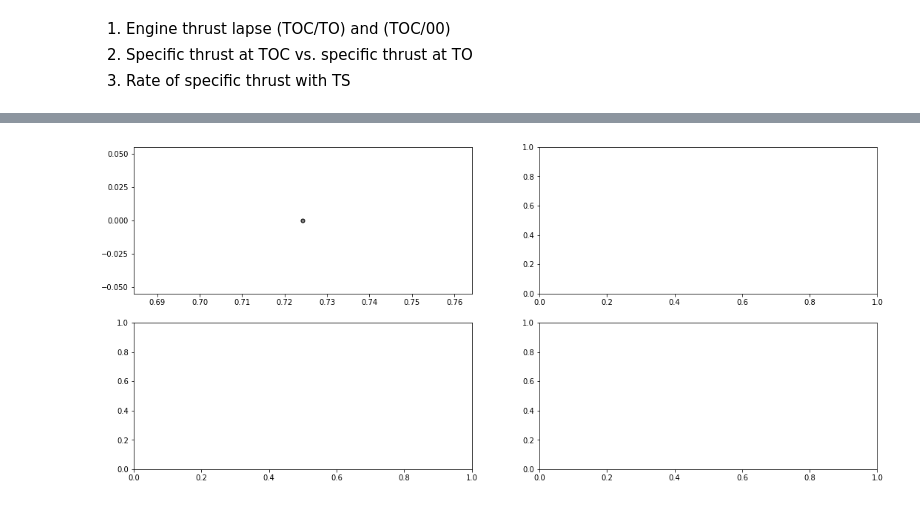
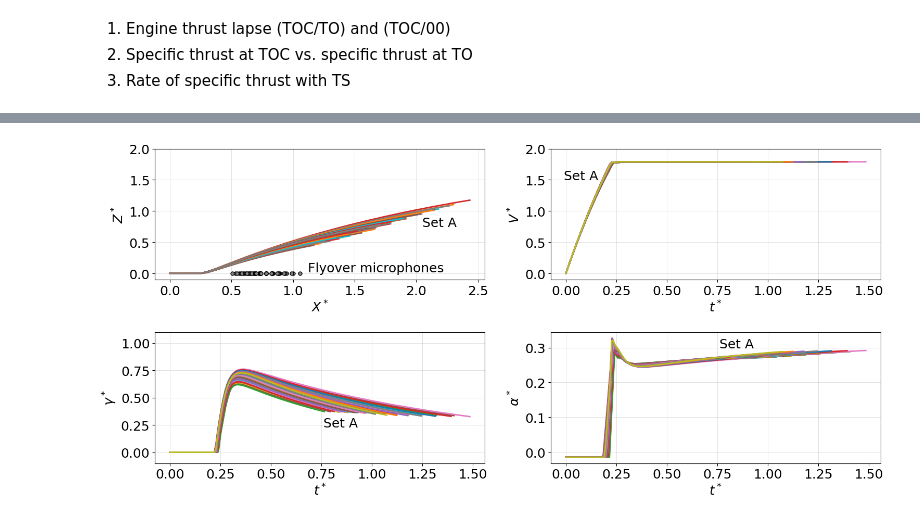
Before and after one commit to MIT-LAE/pyNA, a Jupyter notebook: pyNA/run/Scaling sweep.ipynb, the cells around one changed output, grey strips where cells are left out. Cells and saved outputs as stored; diff of their text form; code cells hidden in the pictures.

```diff
--- a/pyNA/run/Scaling sweep.ipynb
+++ b/pyNA/run/Scaling sweep.ipynb
@@ -288,7 +294,7 @@ for k, case in enumerate(case_lst):
 
         for F_W in F_W_lst:
 
-            if case == 'base':
+            if case == 'scaling':
                 pyna_settings.output_directory_name = 'scaling'
                 pyna_settings.output_file_name = pyna_settings.ac_name + '_WS' + str(np.round(W_S)) + '_F_W' + str(np.round(F_W,3))+ '.sql'
                 pyna_settings.engine_file_name = 'engine_' + pyna_settings.ac_name + '_WS' + str(np.round(W_S)) + '_F_W' + str(np.round(F_W,3))+ '.csv'
@@ -320,7 +326,7 @@ for k, case in enumerate(case_lst):
 
                 data[case][W_S][F_W] = pd.read_csv('../cases/'+ac_name+'/trajectory/scaling_clmax/'+pyna_settings.trajectory_file_name)
 
-            if case == 'all_constant_LD6':
+            if case == 'scaling_all_constant_LD6':
                 pyna_settings.output_directory_name = 'scaling_all_constant_LD6'
                 pyna_settings.output_file_name = pyna_settings.ac_name + '_WS' + str(np.round(W_S)) + '_F_W' + str(np.round(F_W,3))+ '.sql'
                 pyna_settings.engine_file_name = 'engine_' + pyna_settings.ac_name + '_WS' + str(np.round(W_S)) + '_F_W' + str(np.round(F_W,3))+ '.csv'
@@ -328,7 +334,15 @@ for k, case in enumerate(case_lst):
 
                 data[case][W_S][F_W] = pd.read_csv('../cases/'+ac_name+'/trajectory/scaling_all_constant_LD6/'+pyna_settings.trajectory_file_name)
 
-            if case == 'all_constant_LD12':
+            if case == 'scaling_all_constant_LD6_mid':
+                pyna_settings.output_directory_name = 'scaling_all_constant_LD6_mid'
+                pyna_settings.output_file_name = pyna_settings.ac_name + '_WS' + str(np.round(W_S)) + '_F_W' + str(np.round(F_W,3))+ '.sql'
+                pyna_settings.engine_file_name = 'engine_' + pyna_settings.ac_name + '_WS' + str(np.round(W_S)) + '_F_W' + str(np.round(F_W,3))+ '.csv'
+                pyna_settings.trajectory_file_name = 'trajectory_' + pyna_settings.ac_name + '_WS' + str(np.round(W_S)) + '_F_W' + str(np.round(F_W,3))+ '.csv'
+
+                data[case][W_S][F_W] = pd.read_csv('../cases/'+ac_name+'/trajectory/scaling_all_constant_LD6_mid/'+pyna_settings.trajectory_file_name)
+
+            if case == 'scaling_all_constant_LD12':
                 pyna_settings.output_directory_name = 'scaling_all_constant_LD12'
                 pyna_settings.output_file_name = pyna_settings.ac_name + '_WS' + str(np.round(W_S)) + '_F_W' + str(np.round(F_W,3))+ '.sql'
                 pyna_settings.engine_file_name = 'engine_' + pyna_settings.ac_name + '_WS' + str(np.round(W_S)) + '_F_W' + str(np.round(F_W,3))+ '.csv'
@@ -337,7 +351,7 @@ for k, case in enumerate(case_lst):
                 data[case][W_S][F_W] = pd.read_csv('../cases/'+ac_name+'/trajectory/scaling_all_constant_LD12/'+pyna_settings.trajectory_file_name)
 
 
-            if case == 'EA_constant_LD6':
+            if case == 'scaling_EA_constant_LD6':
                 pyna_settings.output_directory_name = 'scaling_EA_constant_LD6'
                 pyna_settings.output_file_name = pyna_settings.ac_name + '_WS' + str(np.round(W_S)) + '_F_W' + str(np.round(F_W,3))+ '.sql'
                 pyna_settings.engine_file_name = 'engine_' + pyna_settings.ac_name + '_WS' + str(np.round(W_S)) + '_F_W' + str(np.round(F_W,3))+ '.csv'
@@ -351,8 +365,16 @@ if True:
     plt.style.use('../utils/plot.mplstyle')
 
     scaling = True
+    color = ['tab:blue', 'tab:orange']
 
-    for case in ['all_constant_LD6']:
+    if not scaling:
+        ax[0,0].annotate(s='Flyover microphone', xy=(7000, 20), fontsize=18)
+    elif scaling:
+        ax[0,0].annotate(s='Flyover microphones', xy=(1.12, 0.03), fontsize=18)
+
+    case_lst = ['scaling']#, 'scaling_all_constant_LD6']
+
+    for iii, case in enumerate(case_lst):
 
         for i,W_S in enumerate(W_S_lst):
             for j,F_W in enumerate(F_W_lst):
@@ -374,19 +396,27 @@ if True:
                     gamma_group = 1.
                     alpha_group = 1.
 
-#                 if case == 'base':
-#                     ax[0,0].plot(data[case][W_S][F_W]['X [m]'].values*x_group, data[case][W_S][F_W]['Z [m]'].values*z_group, color='lightgrey')
-#                     ax[0,1].plot(data[case][W_S][F_W]['t_source [s]'].values*t_group, data[case][W_S][F_W]['V [m/s]'].values*v_group, color='lightgrey')
-#                     ax[1,0].plot(data[case][W_S][F_W]['t_source [s]'].values*t_group, data[case][W_S][F_W]['gamma [deg]'].values*gamma_group, color='lightgrey')
-#                     ax[1,1].plot(data[case][W_S][F_W]['t_source [s]'].values*t_group, data[case][W_S][F_W]['alpha [deg]'].values*alpha_group, color='lightgrey')
-#                 else:
-                ax[0,0].plot(data[case][W_S][F_W]['X [m]'].values*x_group, data[case][W_S][F_W]['Z [m]'].values*z_group)
-                ax[0,1].plot(data[case][W_S][F_W]['t_source [s]'].values*t_group, data[case][W_S][F_W]['V [m/s]'].values*v_group)
-                ax[1,0].plot(data[case][W_S][F_W]['t_source [s]'].values*t_group, data[case][W_S][F_W]['gamma [deg]'].values*gamma_group)
-                ax[1,1].plot(data[case][W_S][F_W]['t_source [s]'].values*t_group, data[case][W_S][F_W]['alpha [deg]'].values*alpha_group)
+                    ax[0,0].plot([6500*x_group], [0], 'o', markersize=5, markeredgecolor='black', markerfacecolor='grey')
 
-                ax[0,0].plot([0, 0.2, 2], [0, 0, np.tan(0.812)*(2-0.2)], 'k--')
+                if case == 'scaling':
+                    if len(case_lst) == 2:
+                        ax[0,0].plot(data[case][W_S][F_W]['X [m]'].values*x_group, data[case][W_S][F_W]['Z [m]'].values*z_group, color='lightgray')
+                        ax[0,1].plot(data[case][W_S][F_W]['t_source [s]'].values*t_group, data[case][W_S][F_W]['V [m/s]'].values*v_group, color='lightgray')
+                        ax[1,0].plot(data[case][W_S][F_W]['t_source [s]'].values*t_group, data[case][W_S][F_W]['gamma [deg]'].values*gamma_group, color='lightgray')
+                        ax[1,1].plot(data[case][W_S][F_W]['t_source [s]'].values*t_group, data[case][W_S][F_W]['alpha [deg]'].values*alpha_group, color='lightgray')
+                    elif len(case_lst) == 1:
+                        ax[0,0].plot(data[case][W_S][F_W]['X [m]'].values*x_group, data[case][W_S][F_W]['Z [m]'].values*z_group)
+                        ax[0,1].plot(data[case][W_S][F_W]['t_source [s]'].values*t_group, data[case][W_S][F_W]['V [m/s]'].values*v_group)
+                        ax[1,0].plot(data[case][W_S][F_W]['t_source [s]'].values*t_group, data[case][W_S][F_W]['gamma [deg]'].values*gamma_group)
+                        ax[1,1].plot(data[case][W_S][F_W]['t_source [s]'].values*t_group, data[case][W_S][F_W]['alpha [deg]'].values*alpha_group)
 
+                else:
+                    ax[0,0].plot(data[case][W_S][F_W]['X [m]'].values*x_group, data[case][W_S][F_W]['Z [m]'].values*z_group)#, color=color[iii])
+                    ax[0,1].plot(data[case][W_S][F_W]['t_source [s]'].values*t_group, data[case][W_S][F_W]['V [m/s]'].values*v_group)#, color=color[iii])
+                    ax[1,0].plot(data[case][W_S][F_W]['t_source [s]'].values*t_group, data[case][W_S][F_W]['gamma [deg]'].values*gamma_group)#, color=color[iii])
+                    ax[1,1].plot(data[case][W_S][F_W]['t_source [s]'].values*t_group, data[case][W_S][F_W]['alpha [deg]'].values*alpha_group)#, color=color[iii])
+
+#                 ax[0,0].plot([0, 0.25, 2], [0, 0, np.tan(0.48)*(2-0.25)], 'k--')
 
         if scaling:
             ax[0,0].set_xlabel('$X^*$')
@@ -410,5 +440,44 @@ if True:
             ax[1,1].set_xlabel('$t$ [s]')
             ax[1,1].set_ylabel(r'$\alpha$ [deg]')
 
+        # Annotations for mid case
+        if case == 'scaling' and len(case_lst) == 1:
+            ax[0,0].annotate(s='Set A', xy=(1.7, 1.08), fontsize=18)
+            ax[0,0].annotate(s='Set B', xy=(0.85, 1.08), fontsize=18)
+            ax[0,1].annotate(s='Set A', xy=(0.24, 1.5), fontsize=18)
+            ax[0,1].annotate(s='Set B', xy=(-0.04, 1.5), fontsize=18)
+
+            ax[1,0].annotate(s='Set A', xy=(0.76, 0.6), fontsize=18)
+            ax[1,0].annotate(s='Set B', xy=(0.76, 0.9), fontsize=18)
+            ax[1,1].annotate(s='Set A', xy=(0.76, 0.3), fontsize=18)
+            ax[1,1].annotate(s='Set B', xy=(0.76, 0.17), fontsize=18)
+
+
+
+        if case == 'scaling_all_constant_LD6_mid':
+            ax[0,0].annotate(s='Set A', xy=(2.05, 0.75), fontsize=18)
+            ax[0,0].annotate(s='Set C', xy=(1.3, 1.03), fontsize=18)
+            ax[0,1].annotate(s='Set A', xy=(-0.01, 1.5), fontsize=18)
+            ax[0,1].annotate(s='Set C', xy=(0.25, 1.5), fontsize=18)
+
+            ax[1,0].annotate(s='Set A', xy=(0.76, 0.23), fontsize=18)
+            ax[1,0].annotate(s='Set C', xy=(0.76, 0.75), fontsize=18)
+            ax[1,1].annotate(s='Set A', xy=(0.76, 0.3), fontsize=18)
+            ax[1,1].annotate(s='Set C', xy=(0.76, 0.17), fontsize=18)
+
+
+        # Annotations for 100 case
+        elif case == 'scaling_all_constant_LD6':
+            ax[0,0].annotate(s='Set A', xy=(1.7, 1.08), fontsize=18)
+            ax[0,0].annotate(s='Set B', xy=(0.85, 1.08), fontsize=18)
+            ax[0,1].annotate(s='Set A', xy=(0.24, 1.5), fontsize=18)
+            ax[0,1].annotate(s='Set B', xy=(-0.04, 1.5), fontsize=18)
+
+            ax[1,0].annotate(s='Set A', xy=(0.76, 0.6), fontsize=18)
+            ax[1,0].annotate(s='Set B', xy=(0.76, 0.9), fontsize=18)
+            ax[1,1].annotate(s='Set A', xy=(0.76, 0.3), fontsize=18)
+            ax[1,1].annotate(s='Set B', xy=(0.76, 0.17), fontsize=18)
+
+
         plt.subplots_adjust(hspace=0.4)
 # %% [output]
@@ -416 +484 @@ NameError: name 'data' is not defined
-[figure, old version]
+[figure, new version]
```
Also changed, not shown: parts of 19 cells of this notebook, 17 other files.
